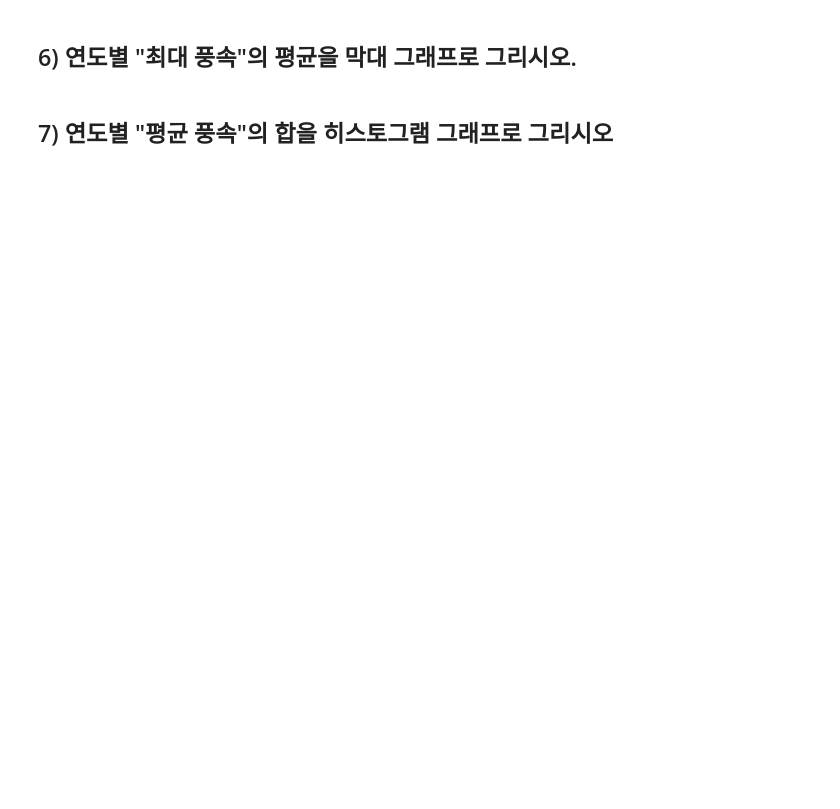
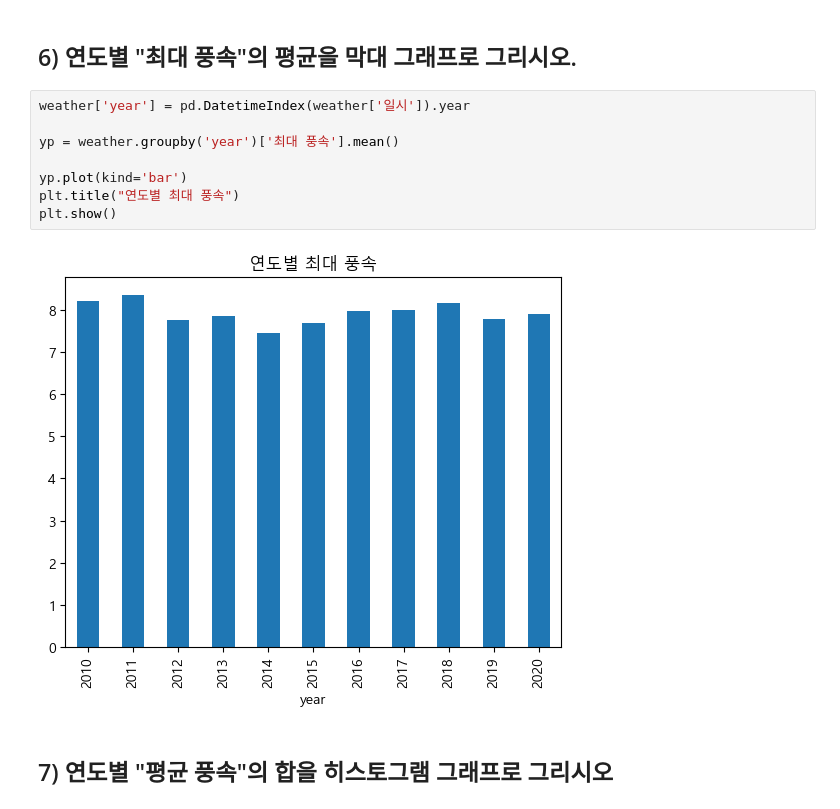
Before and after one commit to parkjin0589/python_basic_2, a Jupyter notebook: time_series_class_5_8.ipynb, the cells around one changed output. Drawn from its saved outputs; the diff is of its cells as text; blank space fills up the shorter version.

```diff
--- a/time_series_class_5_8.ipynb
+++ b/time_series_class_5_8.ipynb
@@ -257,4 +284,14 @@ Text(0, 0.5, '빈도수')
 # %% [markdown]
 ## 6) 연도별 "최대 풍속"의 평균을 막대 그래프로 그리시오.
+# %%
+weather['year'] = pd.DatetimeIndex(weather['일시']).year
+
+yp = weather.groupby('year')['최대 풍속'].mean()
+
+yp.plot(kind='bar')
+plt.title("연도별 최대 풍속")
+plt.show()
+# %% [output]
+[figure, added]
 # %% [markdown]
 ## 7) 연도별 "평균 풍속"의 합을 히스토그램 그래프로 그리시오
```
Also changed, not shown: parts of 15 cells of this notebook.
